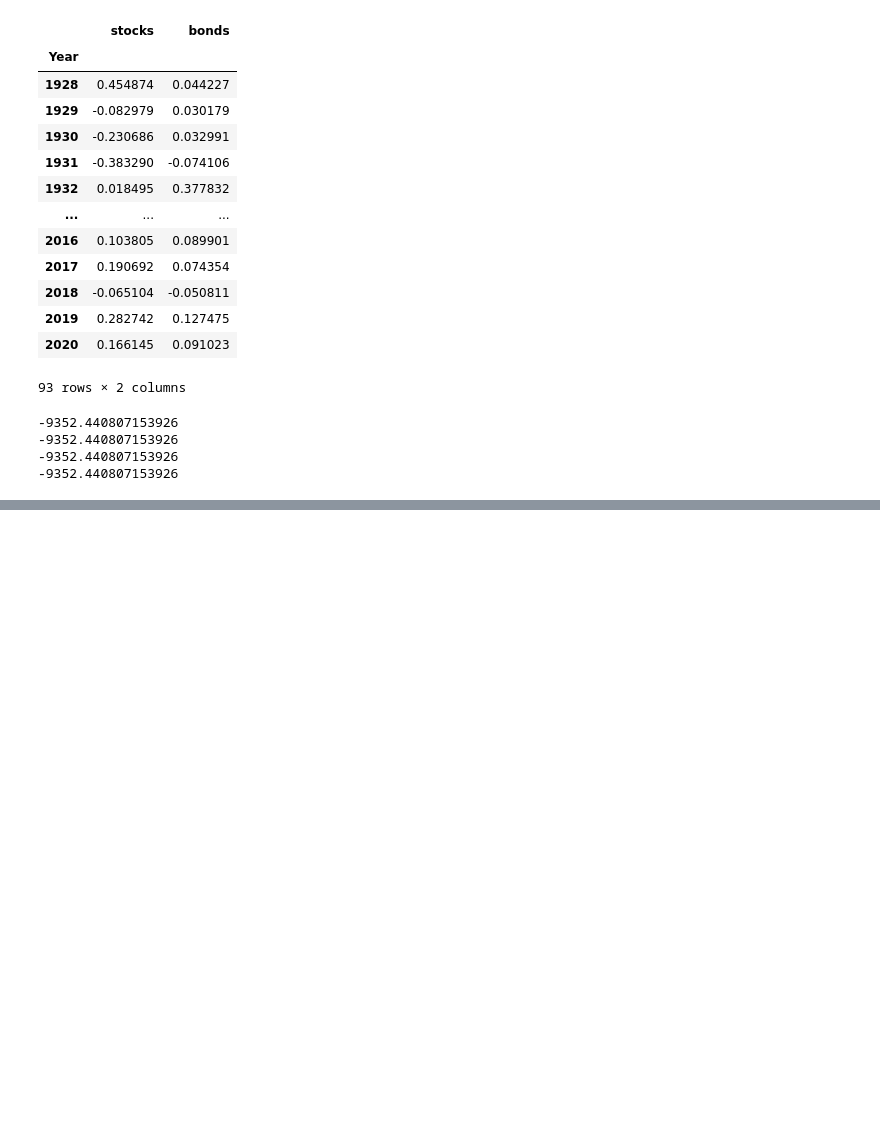
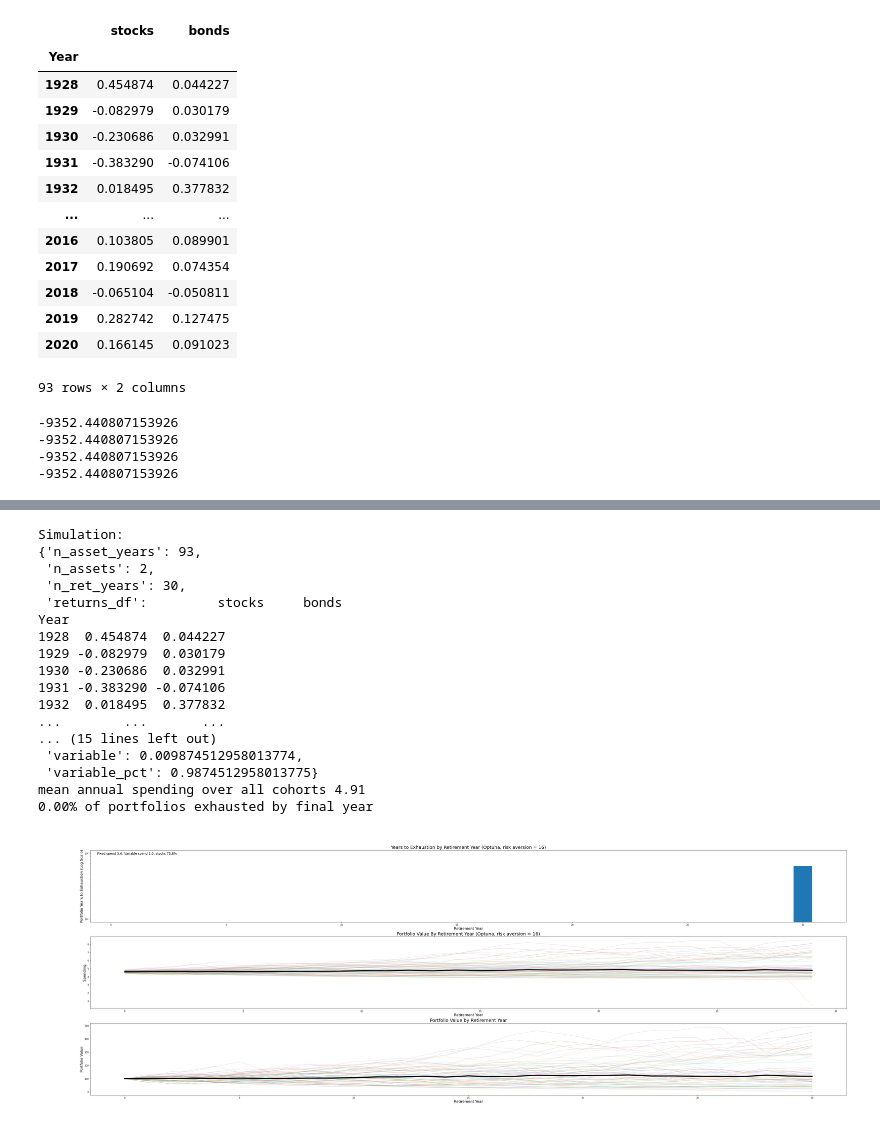
Before and after one commit to druce/swr, a Jupyter notebook: optimize.ipynb, the cells around one changed output, grey strips where cells are left out. Drawn from its saved outputs; the diff is of its cells as text; code cells hidden in the pictures; blank space fills up the shorter version.

```diff
--- a/optimize.ipynb
+++ b/optimize.ipynb
@@ -334,34 +410,53 @@ GAMMA = resultsrow.gamma
 N_RET_YEARS = 30
 
 s = SWRsimulation.SWRsimulationCE({
     'simulation': {'returns_df': real_return_df,
                    'n_ret_years': N_RET_YEARS,
 #                    'montecarlo': NTRIALS,
 #                    'montecarlo_replacement': True,
                   },
     'allocation': {'asset_weights': np.array([0.5, 0.5])}, # default is equal-weight
     'withdrawal': {'fixed_pct': FIXED_SPEND,
                    'variable_pct': VARIABLE_SPEND},
-    'evaluation': {resultsrow.gamma},
+    'evaluation': {'gamma': GAMMA},
     'analysis': {'histogram': True,
                  'chart_1' : {'title': 'Years to Exhaustion by Retirement Year (%s, risk aversion = %d)' % (optimizer, resultsrow['gamma']),
                               'annotation': "Fixed spend %.1f, Variable spend %.1f, stocks %.1f%%" % (resultsrow['fixed_spend'],
                                                                                                       resultsrow['variable_spend'],
                                                                                                       100 * resultsrow['alloc_stocks'])
                              },
                  'chart_2' : {'title': 'Portfolio Value By Retirement Year (%s, risk aversion = %d)' % (optimizer, resultsrow['gamma']),
                               'annotation': "Fixed spend %.1f, Variable spend %.1f, stocks %.1f%%" % (resultsrow['fixed_spend'],
                                                                                                       resultsrow['variable_spend'],
                                                                                                       100 * resultsrow['alloc_stocks'])
                              },
                 }
 })
 
 print(s)
 
 s.simulate()
 
 s.analyze()
+# %% [output]
+Simulation:
+{'n_asset_years': 93,
+ 'n_assets': 2,
+ 'n_ret_years': 30,
+ 'returns_df':         stocks     bonds
+Year
+1928  0.454874  0.044227
+1929 -0.082979  0.030179
+1930 -0.230686  0.032991
+1931 -0.383290 -0.074106
+1932  0.018495  0.377832
+...        ...       ...
+... (15 lines left out)
+ 'variable': 0.009874512958013774,
+ 'variable_pct': 0.9874512958013775}
+mean annual spending over all cohorts 4.91
+0.00% of portfolios exhausted by final year
+[figure, added]
 # %%
 import hyperopt  # http://hyperopt.github.io/hyperopt/
 from hyperopt import fmin, tpe, hp
```
Also changed, not shown: parts of 18 cells of this notebook, 1 other file.
